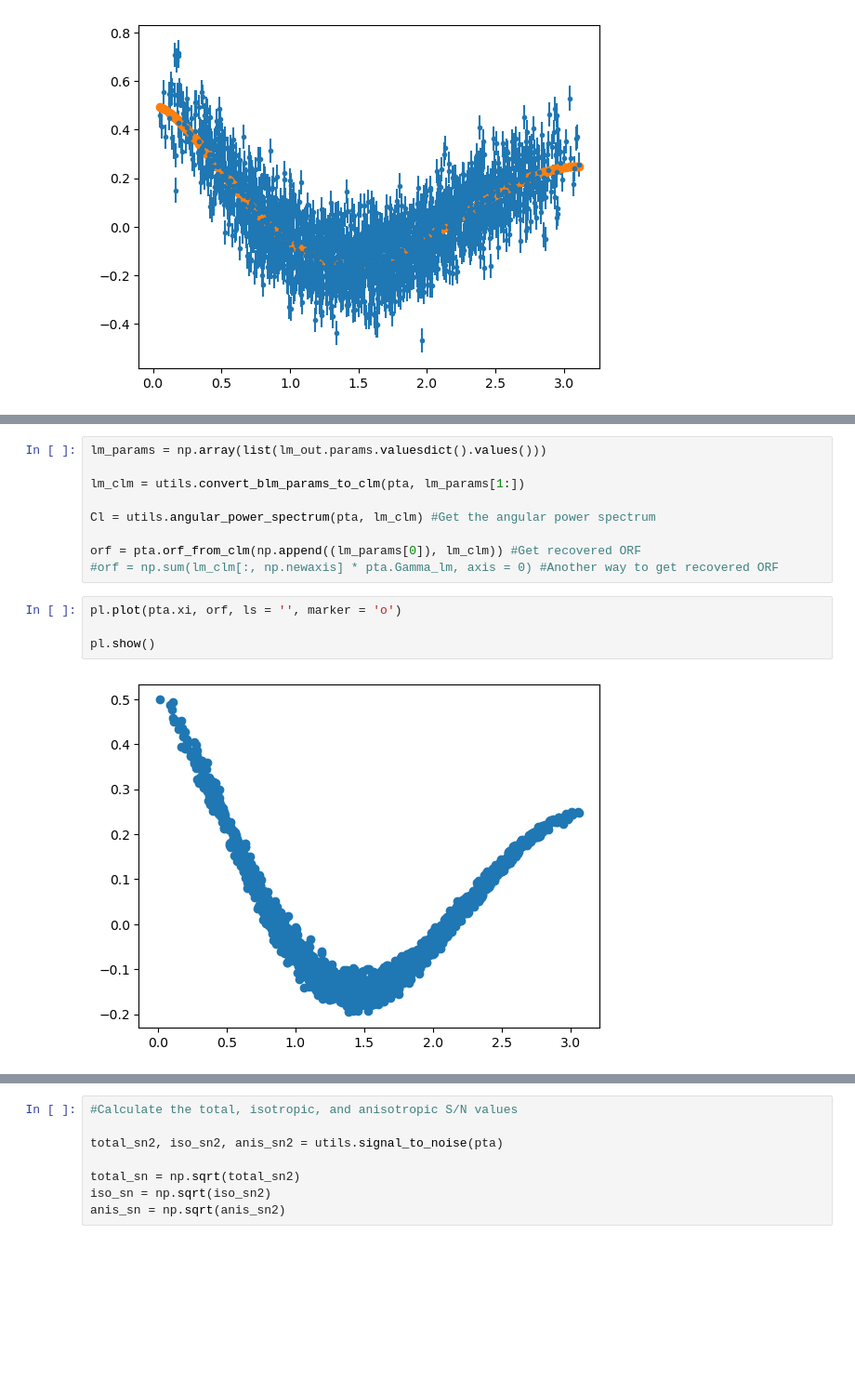
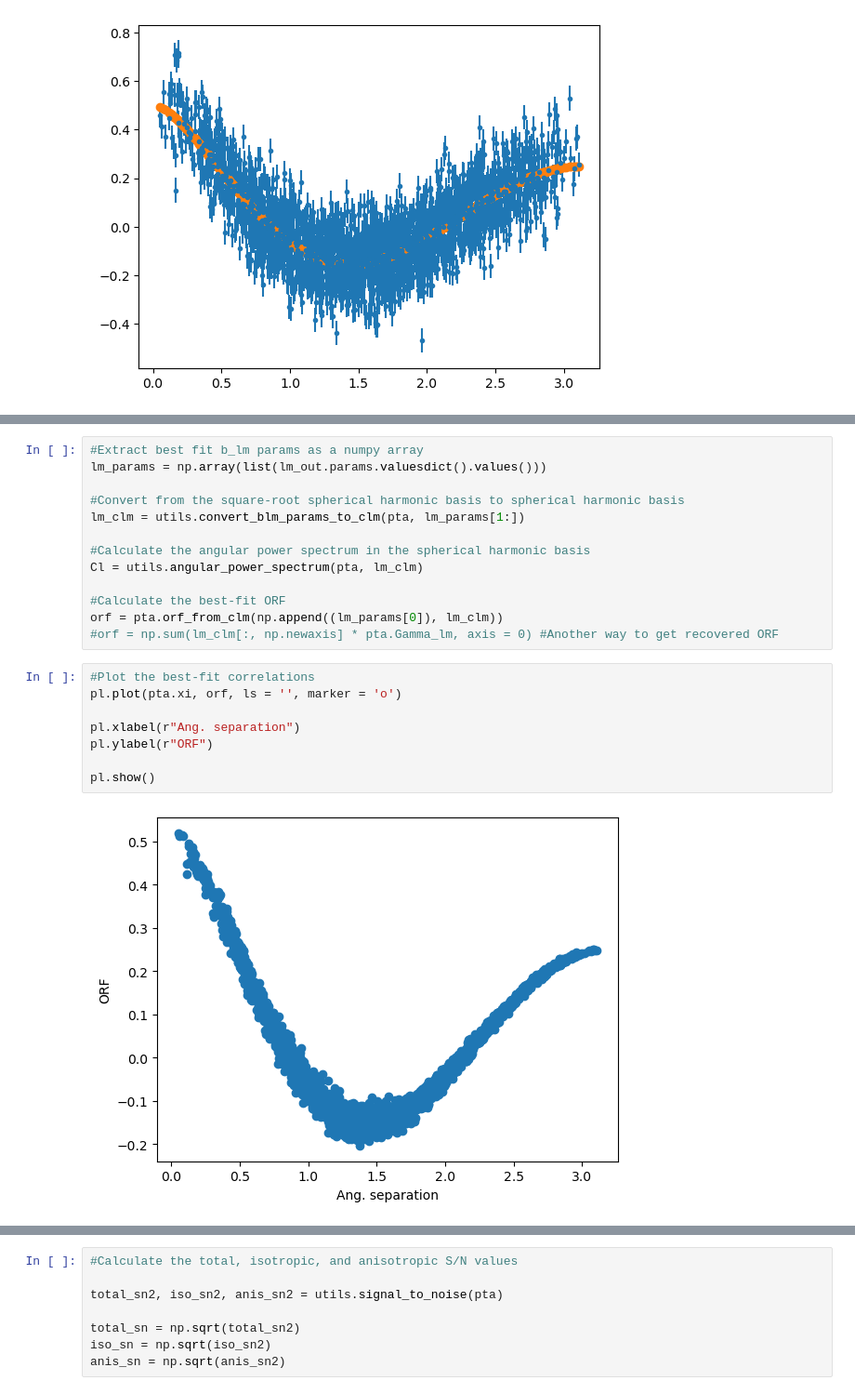
Before and after one commit to kushagrann/MAPS, a Jupyter notebook: docs/example_notebook_maps.ipynb, the cells around one changed output, grey strips where cells are left out. Shown at 93% size. Saved outputs shown, nothing was run; the diff lists cells and outputs as text; blank space fills up the shorter version.

```diff
--- a/docs/example_notebook_maps.ipynb
+++ b/docs/example_notebook_maps.ipynb
@@ -114,16 +133,24 @@ Parameters
 # %%
+#Extract best fit b_lm params as a numpy array
 lm_params = np.array(list(lm_out.params.valuesdict().values()))
 
+#Convert from the square-root spherical harmonic basis to spherical harmonic basis
 lm_clm = utils.convert_blm_params_to_clm(pta, lm_params[1:])
 
-Cl = utils.angular_power_spectrum(pta, lm_clm) #Get the angular power spectrum
+#Calculate the angular power spectrum in the spherical harmonic basis
+Cl = utils.angular_power_spectrum(pta, lm_clm)
 
-orf = pta.orf_from_clm(np.append((lm_params[0]), lm_clm)) #Get recovered ORF
+#Calculate the best-fit ORF
+orf = pta.orf_from_clm(np.append((lm_params[0]), lm_clm))
 #orf = np.sum(lm_clm[:, np.newaxis] * pta.Gamma_lm, axis = 0) #Another way to get recovered ORF
 # %%
+#Plot the best-fit correlations
 pl.plot(pta.xi, orf, ls = '', marker = 'o')
 
+pl.xlabel(r"Ang. separation")
+pl.ylabel(r"ORF")
+
 pl.show()
 # %% [output]
-[figure, old version]
+[figure, new version]
 # %%
```
Also changed, not shown: parts of 6 cells of this notebook.
